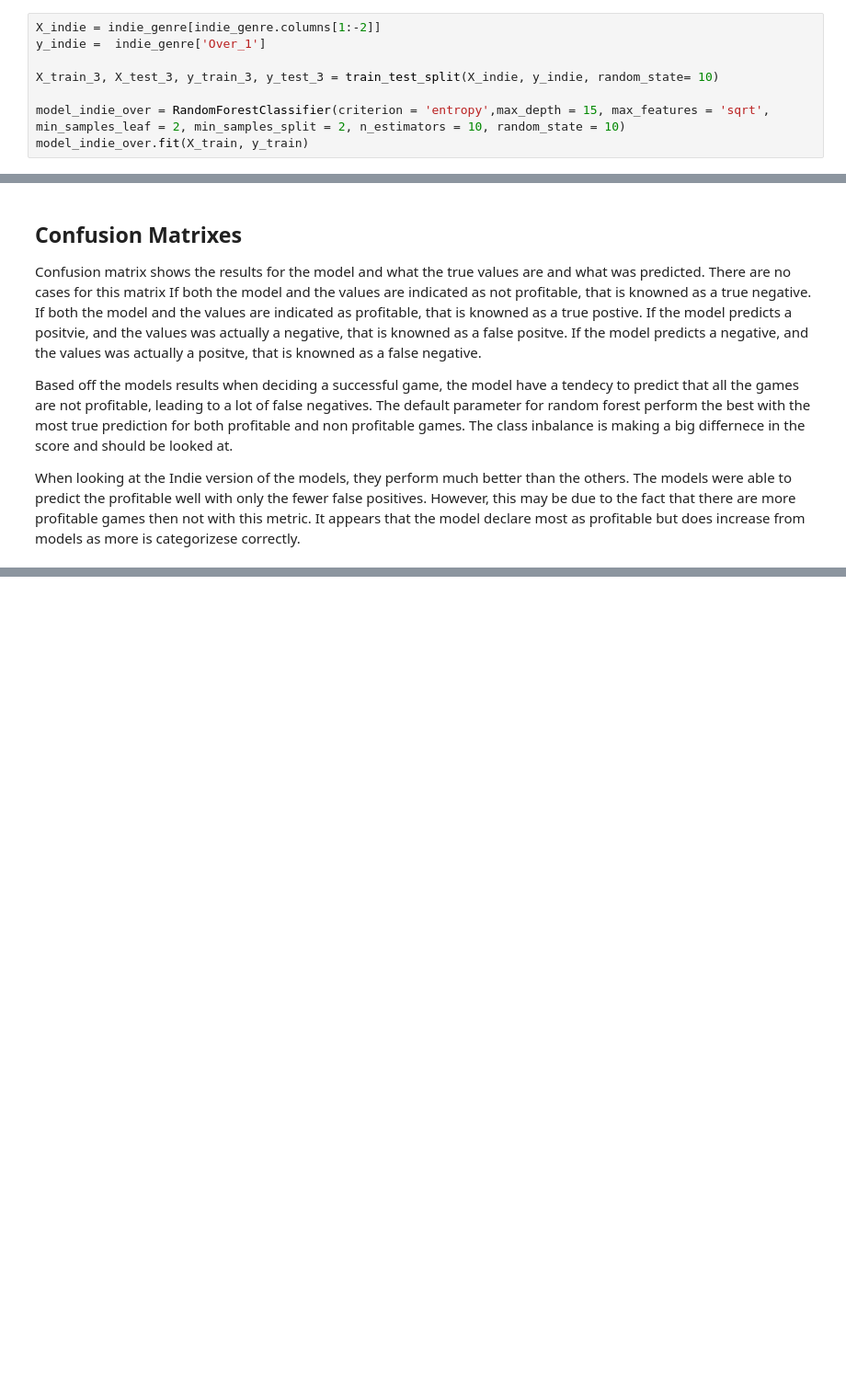
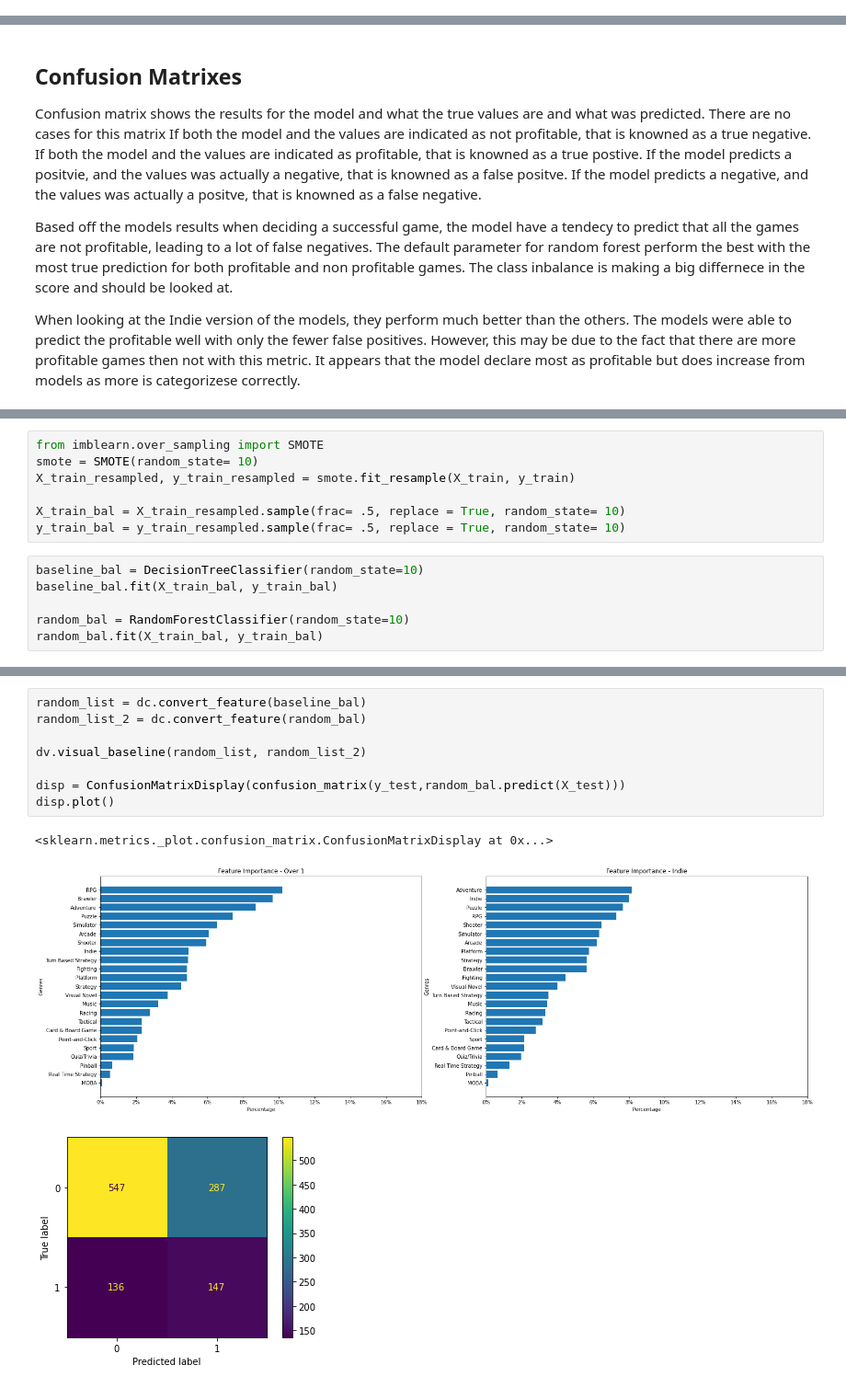
Before and after one commit to Tommyphung1/Predicting-Video-Games-Profit-with-Genres, a Jupyter notebook: Final_Notebook.ipynb, the cells around one changed output, grey strips where cells are left out. Shown: that part at 92% size. Drawn from its saved outputs; the diff is of its cells as text; blank space fills up the shorter version.

```diff
--- a/Final_Notebook.ipynb
+++ b/Final_Notebook.ipynb
@@ -465,8 +439,0 @@ print(random_bal.score(X_test_resampled, y_test_resampled))   ### Over 1 Gridsea
-# %%
-X_indie = indie_genre[indie_genre.columns[1:-2]]
-y_indie =  indie_genre['Over_1']
-
-X_train_3, X_test_3, y_train_3, y_test_3 = train_test_split(X_indie, y_indie, random_state= 10)
-
-model_indie_over = RandomForestClassifier(criterion = 'entropy',max_depth = 15, max_features = 'sqrt', min_samples_leaf = 2, min_samples_split = 2, n_estimators = 10, random_state = 10)
-model_indie_over.fit(X_train, y_train)
@@ -534,0 +488,13 @@ plt.show()
+# %%
+from imblearn.over_sampling import SMOTE
+smote = SMOTE(random_state= 10)
+X_train_resampled, y_train_resampled = smote.fit_resample(X_train, y_train)
+
+X_train_bal = X_train_resampled.sample(frac= .5, replace = True, random_state= 10)
+y_train_bal = y_train_resampled.sample(frac= .5, replace = True, random_state= 10)
+# %%
+baseline_bal = DecisionTreeClassifier(random_state=10)
+baseline_bal.fit(X_train_bal, y_train_bal)
+
+random_bal = RandomForestClassifier(random_state=10)
+random_bal.fit(X_train_bal, y_train_bal)
@@ -540,0 +537,12 @@ forest_grid_search.score(X_test_resampled, y_test_resampled)
+# %%
+random_list = dc.convert_feature(baseline_bal)
+random_list_2 = dc.convert_feature(random_bal)
+
+dv.visual_baseline(random_list, random_list_2)
+
+disp = ConfusionMatrixDisplay(confusion_matrix(y_test,random_bal.predict(X_test)))
+disp.plot()
+# %% [output]
+<sklearn.metrics._plot.confusion_matrix.ConfusionMatrixDisplay at 0x...>
+[figure, added]
+[figure, added]
```
Also changed, not shown: parts of 27 cells of this notebook, 1 other file.
